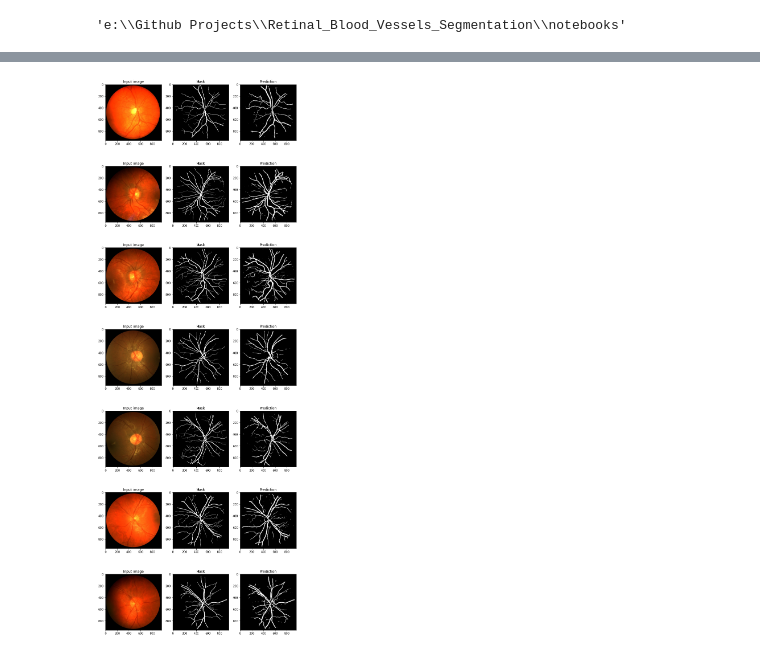
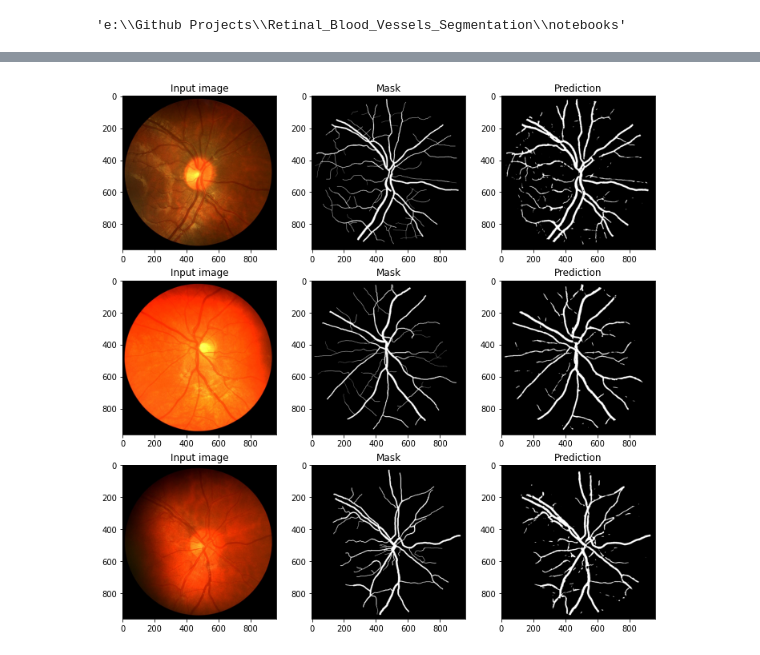
Before and after one commit to D3nz13/Retinal_Blood_Vessels_Segmentation, a Jupyter notebook: notebooks/deep_learning_train.ipynb, the cells around one changed output, grey strips where cells are left out. Drawn from its saved outputs; the diff is of its cells as text; code cells hidden in the pictures.

Commit message:
Change model architecture, add plots and evaluation

```diff
--- a/notebooks/deep_learning_train.ipynb
+++ b/notebooks/deep_learning_train.ipynb
@@ -278,12 +179,12 @@ def build_unet(input_shape):
     s1, p1 = encoder_block(inputs, 64)
     s2, p2 = encoder_block(p1, 128)
     s3, p3 = encoder_block(p2, 256)
-    s4, p4 = encoder_block(p3, 512)
+    # s4, p4 = encoder_block(p3, 512)
 
-    b1 = conv_block(p4, 1024)
+    b1 = conv_block(p3, 1024)
 
-    d1 = decoder_block(b1, s4, 512)
-    d2 = decoder_block(d1, s3, 256)
+    # d1 = decoder_block(b1, s4, 512)
+    d2 = decoder_block(b1, s3, 256)
     d3 = decoder_block(d2, s2, 128)
     d4 = decoder_block(d3, s1, 64)
 
@@ -293,7 +194,7 @@ def build_unet(input_shape):
     return model
 # %%
 model = build_unet((64, 64, 3))
-model.compile(optimizer=Adam(learning_rate=1e-3), loss=dice_loss, metrics=['accuracy', dice_coef])
+model.compile(optimizer=Adam(learning_rate=1e-3), loss=dice_loss, metrics=['accuracy', dice_coef, Recall(), Precision()])
 # %%
 callbacks = [
     ModelCheckpoint(filepath="../models/model-{epoch:02d}-{val_loss:.2f}.hdf5",
@@ -311,11 +212,11 @@ callbacks = [
 
 # model.compile(loss=dice_loss, optimizer=Adam(learning_rate=1e-4), metrics=[dice_coef, iou, Recall(), Precision()])
 # %%
-model.fit(train_set,
-          validation_data=test_set,
-          epochs=100,
-          steps_per_epoch=train_images_number//batch_size,
-          validation_steps=test_images_number//batch_size,
-          callbacks=callbacks)
+history = model.fit(train_set,
+                    validation_data=val_set,
+                    epochs=100,
+                    steps_per_epoch=train_images_number//batch_size,
+                    validation_steps=val_images_number//batch_size,
+                    callbacks=callbacks)
 # %% [output]
 Epoch 1/100
@@ -352,33 +293,33 @@ def make_prediction(img: str) -> np.ndarray:
 
     return unpatchify(y_pred, (960, 960))
 # %%
-import matplotlib.pyplot as plt
-
 test_images_names = os.listdir(f'{test_dir}/img')
 test_masks_names = os.listdir(f'{test_dir}/mask')
 
 test_images = [cv2.imread(f'{test_dir}/img/{img_name}') for img_name in test_images_names]
 test_images = [cv2.cvtColor(img, cv2.COLOR_BGR2RGB)/255 for img in test_images]
 
-test_masks = [cv2.imread(f'{test_dir}/mask/{mask_name}', cv2.IMREAD_GRAYSCALE) for mask_name in test_masks_names]
+test_masks = [cv2.imread(f'{test_dir}/mask/{mask_name}', cv2.IMREAD_GRAYSCALE)/255 for mask_name in test_masks_names]
 
 test_preds = [make_prediction(test_img) for test_img in test_images]
 
-plt.figure(figsize=(12, 36))
+test_preds_binarized = [np.where(pred >= 0.5, 1, 0) for pred in test_preds]
 
-for i, (img, pred, mask) in enumerate(zip(test_images, test_preds, test_masks)):
-    plt.subplot(7, 3, i*3 + 1)
+plt.figure(figsize=(12, 12))
+
+for i, (img, pred, mask) in enumerate(zip(test_images, test_preds_binarized, test_masks)):
+    plt.subplot(3, 3, i*3 + 1)
     plt.imshow(img)
     plt.title('Input image')
 
-    plt.subplot(7, 3, i*3 + 2)
+    plt.subplot(3, 3, i*3 + 2)
     plt.imshow(mask, cmap='gray')
     plt.title('Mask')
 
-    plt.subplot(7, 3, i*3 + 3)
+    plt.subplot(3, 3, i*3 + 3)
     plt.imshow(pred, cmap='gray')
     plt.title('Prediction')
 
 plt.show()
 # %% [output]
-[figure, old version]
+[figure, new version]
```
Also changed, not shown: parts of 6 cells of this notebook.
